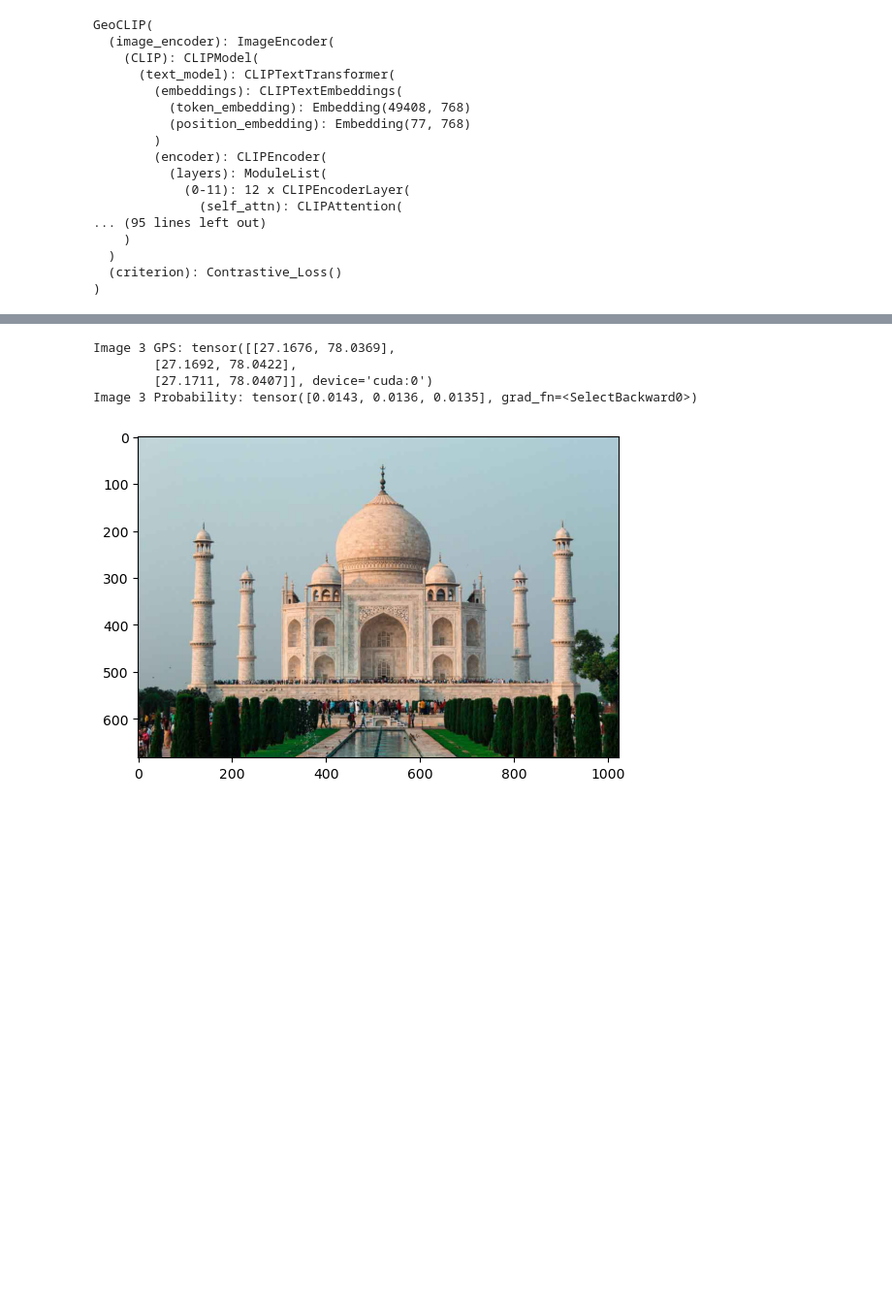
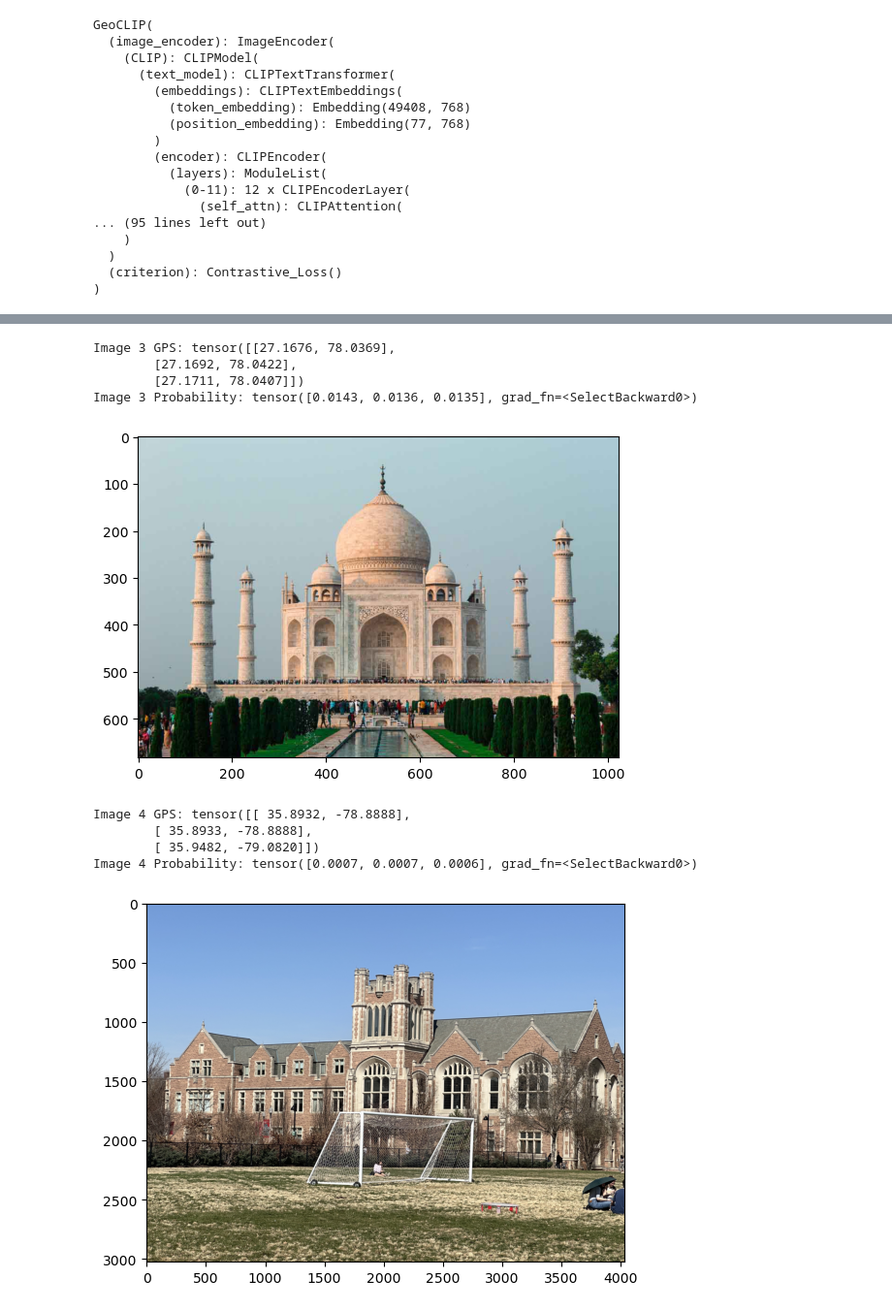
Before and after one commit to aninda-ghosh/geo-clip-paper-implementation, a Jupyter notebook: predict.ipynb, the cells around one changed output, grey strips where cells are left out. Shown at 97% size. Drawn from its saved outputs; the diff is of its cells as text; code cells hidden in the pictures; blank space fills up the shorter version.

Commit message:
v1.0.2
- Added one more random test case for Washington University.

```diff
--- a/predict.ipynb
+++ b/predict.ipynb
@@ -10,10 +10,11 @@ import PIL.Image as Image
 import matplotlib.pyplot as plt
 # %%
 image1_file_path = 'D:/Kerner-Lab/geo-clip-paper-implementation/test_image/asu_library.jpg'
-image2_file_path = 'D:/Kerner-Lab/geo-clip-paper-implementation/test_image/Eiffel_Tower.jpeg'
+image2_file_path = 'D:/Kerner-Lab/geo-clip-paper-implementation/test_image/eiffel_tower_paris.jpeg'
 image3_file_path = 'D:/Kerner-Lab/geo-clip-paper-implementation/test_image/taj_mahal.jpg'
+image4_file_path = 'D:/Kerner-Lab/geo-clip-paper-implementation/test_image/washinton_university.jpg'
 # %%
-device = torch.device('cuda' if torch.cuda.is_available() else 'cpu')
+device = torch.device('cpu')
 # %%
 model = GeoCLIP(cfg)
 state_dict = torch.load(cfg.MODEL.CHECKPOINT_PATH, map_location='cpu')
@@ -103,6 +104,23 @@ print(f"Image 3 Probability: {image3_prob}")
 # %% [output]
 Image 3 GPS: tensor([[27.1676, 78.0369],
         [27.1692, 78.0422],
-        [27.1711, 78.0407]], device='cuda:0')
+        [27.1711, 78.0407]])
 Image 3 Probability: tensor([0.0143, 0.0136, 0.0135], grad_fn=<SelectBackward0>)
 [figure]
+# %%
+#read image
+image = Image.open(image4_file_path).convert('RGB')
+
+#plot image
+plt.imshow(image)
+
+image4_gps, image4_prob = predict(model, image)
+
+print(f"Image 4 GPS: {image4_gps}")
+print(f"Image 4 Probability: {image4_prob}")
+# %% [output]
+Image 4 GPS: tensor([[ 35.8932, -78.8888],
+        [ 35.8933, -78.8888],
+        [ 35.9482, -79.0820]])
+Image 4 Probability: tensor([0.0007, 0.0007, 0.0006], grad_fn=<SelectBackward0>)
+[figure, added]
```
Also changed, not shown: parts of 2 cells of this notebook, 3 other files.
